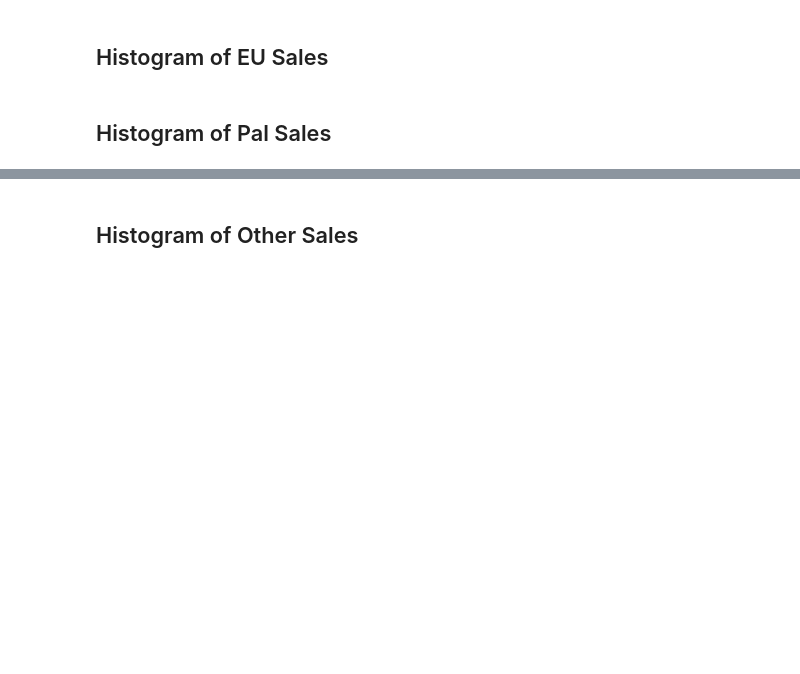
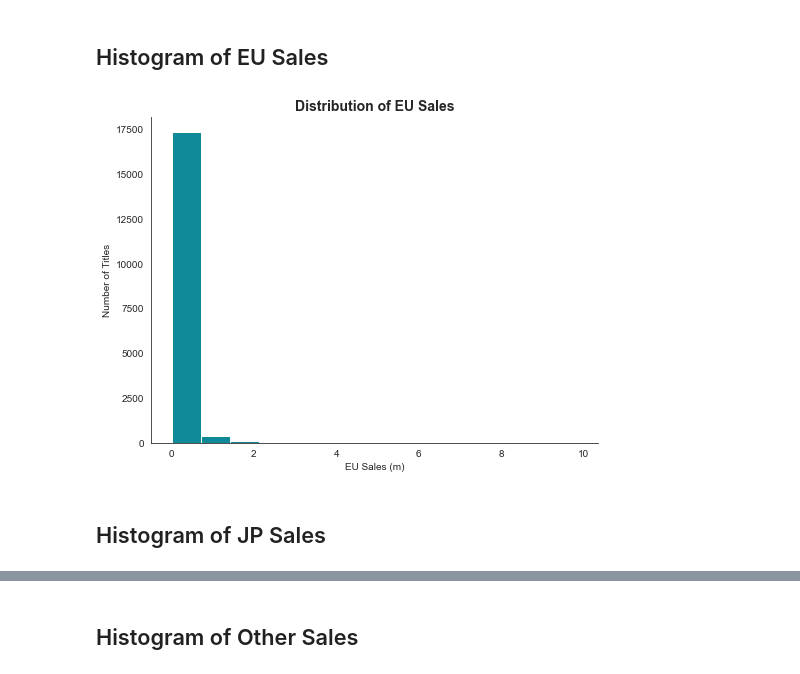
Before and after one commit to TJMaya/Video-Game-Sales-Project, a Jupyter notebook: VGSalesProjectStep3EDA.ipynb, the cells around one changed output, grey strips where cells are left out. Saved outputs shown, nothing was run; the diff lists cells and outputs as text; code cells hidden in the pictures; blank space fills up the shorter version.

```diff
--- a/VGSalesProjectStep3EDA.ipynb
+++ b/VGSalesProjectStep3EDA.ipynb
@@ -53,4 +161,18 @@ Index(['Title', 'Genre', 'Console', 'Publisher', 'Total Sales (m)',
 # %% [markdown]
 ## Histogram of EU Sales
+# %%
+sns.set_style("white")
+plt.figure(figsize = (8,6))
+plt.hist(df["EU Sales (m)"],
+        bins = 14,
+        color = "#108a99")
+plt.title("Distribution of EU Sales", fontsize = 14, weight = "bold")
+plt.xlabel("EU Sales (m)")
+plt.ylabel("Number of Titles")
+sns.despine()
+#plt.savefig("EUSalesHistogram.png")
+plt.show()
+# %% [output]
+[figure, added]
 # %% [markdown]
-## Histogram of Pal Sales
+## Histogram of JP Sales
```
Also changed, not shown: parts of 20 cells of this notebook, 3 other files.
